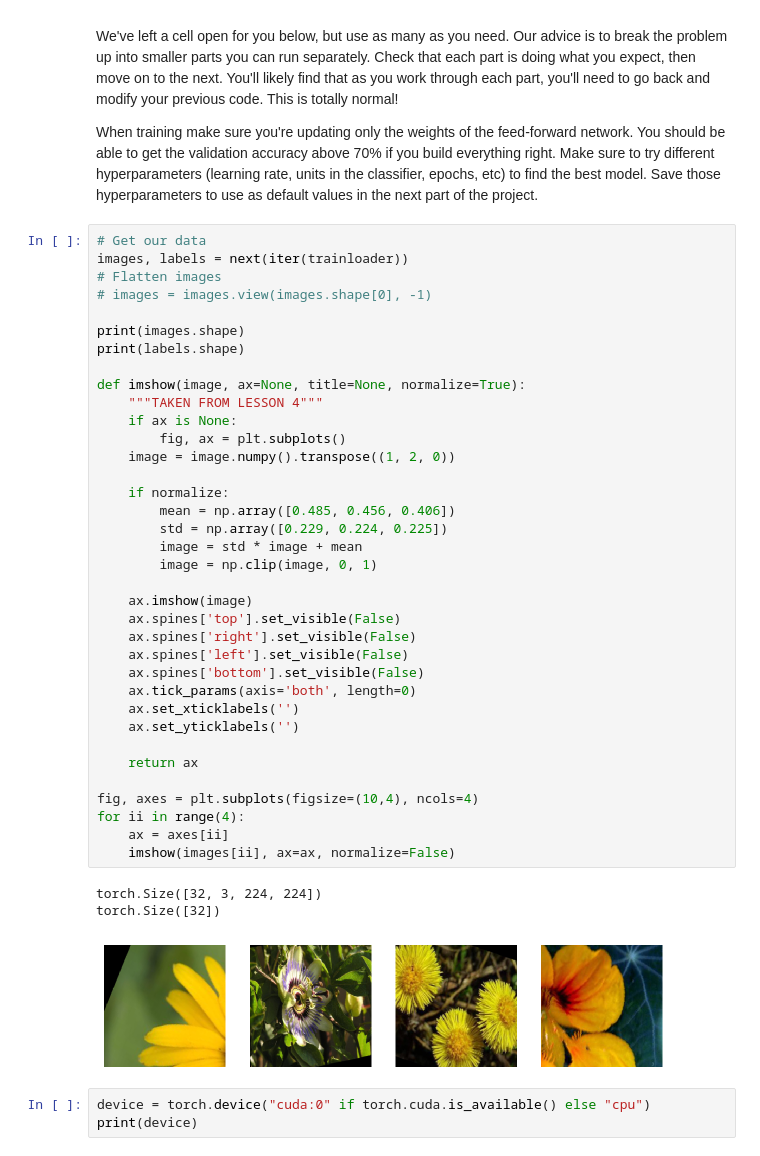
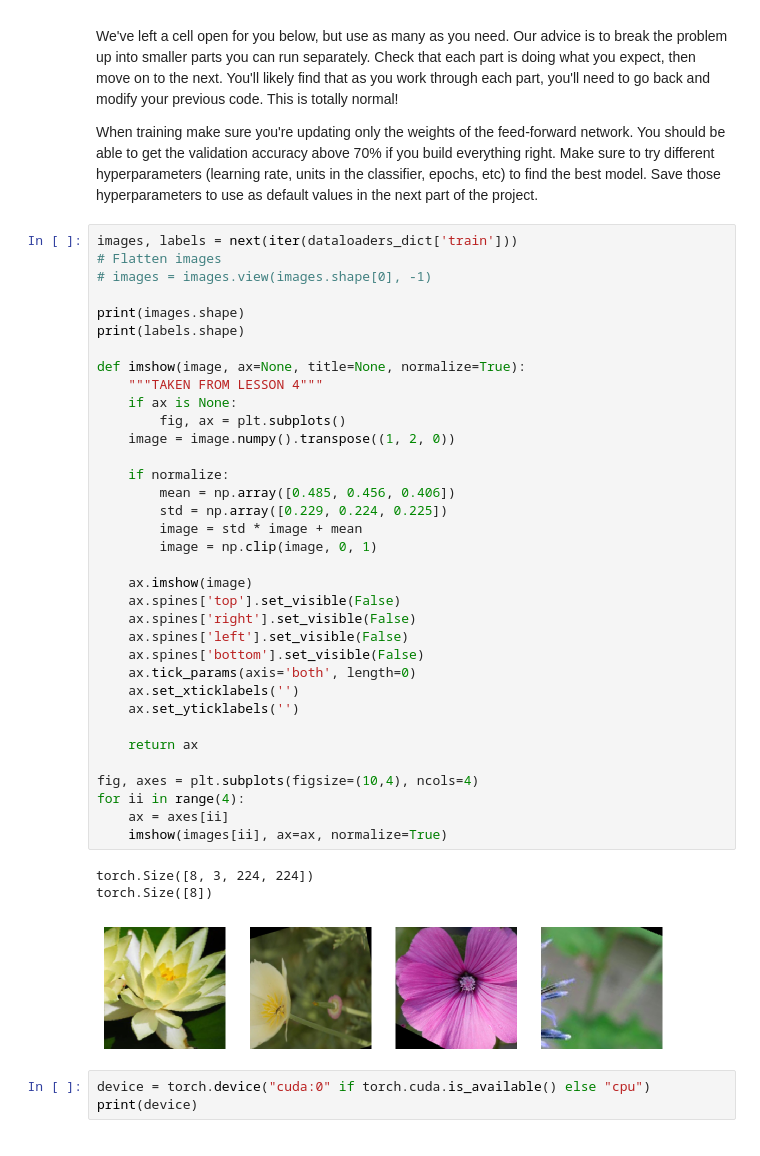
Before and after one commit to jmnickerson05/udacity_image_classifier, a Jupyter notebook: Image Classifier Project.ipynb, the cells around one changed output. Saved outputs shown, nothing was run; the diff lists cells and outputs as text.

```diff
--- a/Image Classifier Project.ipynb
+++ b/Image Classifier Project.ipynb
@@ -121,45 +131,44 @@ We've left a cell open for you below, but use as many as you need. Our advice is
 
 When training make sure you're updating only the weights of the feed-forward network. You should be able to get the validation accuracy above 70% if you build everything right. Make sure to try different hyperparameters (learning rate, units in the classifier, epochs, etc) to find the best model. Save those hyperparameters to use as default values in the next part of the project.
 # %%
-# Get our data
-images, labels = next(iter(trainloader))
+images, labels = next(iter(dataloaders_dict['train']))
 # Flatten images
 # images = images.view(images.shape[0], -1)
 
 print(images.shape)
 print(labels.shape)
 
 def imshow(image, ax=None, title=None, normalize=True):
     """TAKEN FROM LESSON 4"""
     if ax is None:
         fig, ax = plt.subplots()
     image = image.numpy().transpose((1, 2, 0))
 
     if normalize:
         mean = np.array([0.485, 0.456, 0.406])
         std = np.array([0.229, 0.224, 0.225])
         image = std * image + mean
         image = np.clip(image, 0, 1)
 
     ax.imshow(image)
     ax.spines['top'].set_visible(False)
     ax.spines['right'].set_visible(False)
     ax.spines['left'].set_visible(False)
     ax.spines['bottom'].set_visible(False)
     ax.tick_params(axis='both', length=0)
     ax.set_xticklabels('')
     ax.set_yticklabels('')
 
     return ax
 
 fig, axes = plt.subplots(figsize=(10,4), ncols=4)
 for ii in range(4):
     ax = axes[ii]
-    imshow(images[ii], ax=ax, normalize=False)
+    imshow(images[ii], ax=ax, normalize=True)
 # %% [output]
-torch.Size([32, 3, 224, 224])
-torch.Size([32])
+torch.Size([8, 3, 224, 224])
+torch.Size([8])
-[figure, old version]
+[figure, new version]
 # %%
 device = torch.device("cuda:0" if torch.cuda.is_available() else "cpu")
 print(device)
```
Also changed, not shown: parts of 24 cells of this notebook.
